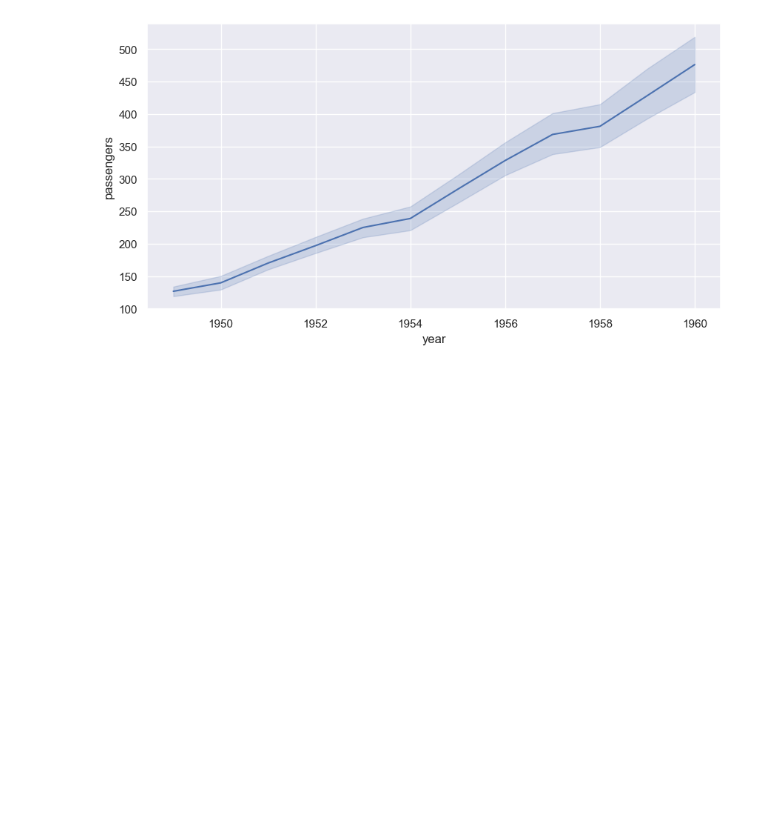
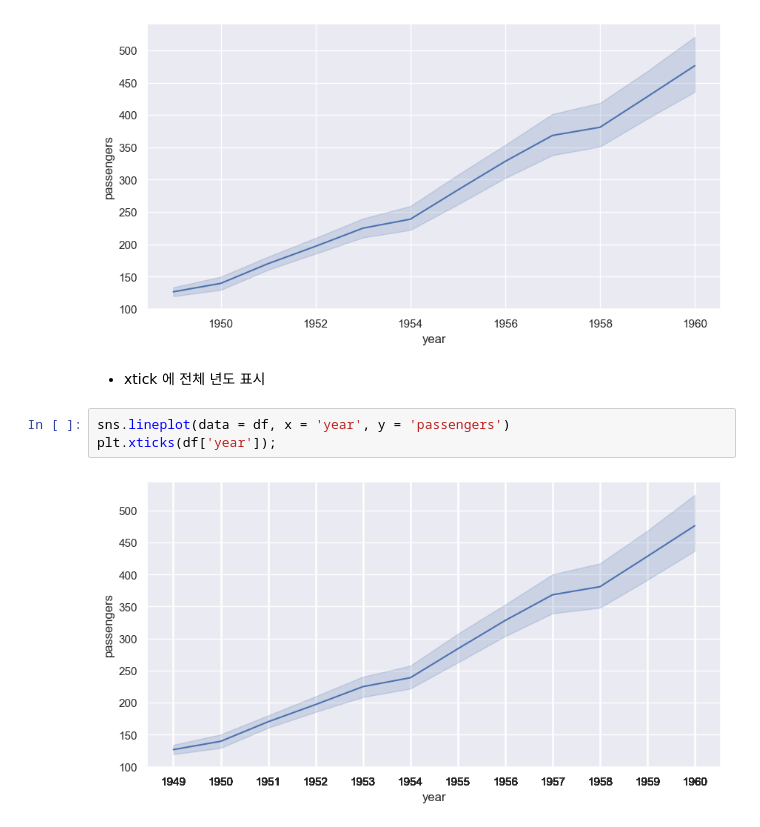
Before and after one commit to Hyeonjun-Heo/fast_campus-EDA, a Jupyter notebook: 03_데이터_시각화.ipynb, the cells around one changed output. Saved outputs shown, nothing was run; the diff lists cells and outputs as text; blank space fills up the shorter version.

```diff
--- a/03_데이터_시각화.ipynb
+++ b/03_데이터_시각화.ipynb
@@ -793,3 +793,10 @@ sns.lineplot(data = df, x = 'year', y = 'passengers')
 # %% [output]
 <Axes: xlabel='year', ylabel='passengers'>
 [figure]
+# %% [markdown]
+- xtick 에 전체 년도 표시
+# %%
+sns.lineplot(data = df, x = 'year', y = 'passengers')
+plt.xticks(df['year']);
+# %% [output]
+[figure, added]
```
Also changed, not shown: parts of 19 cells of this notebook.
